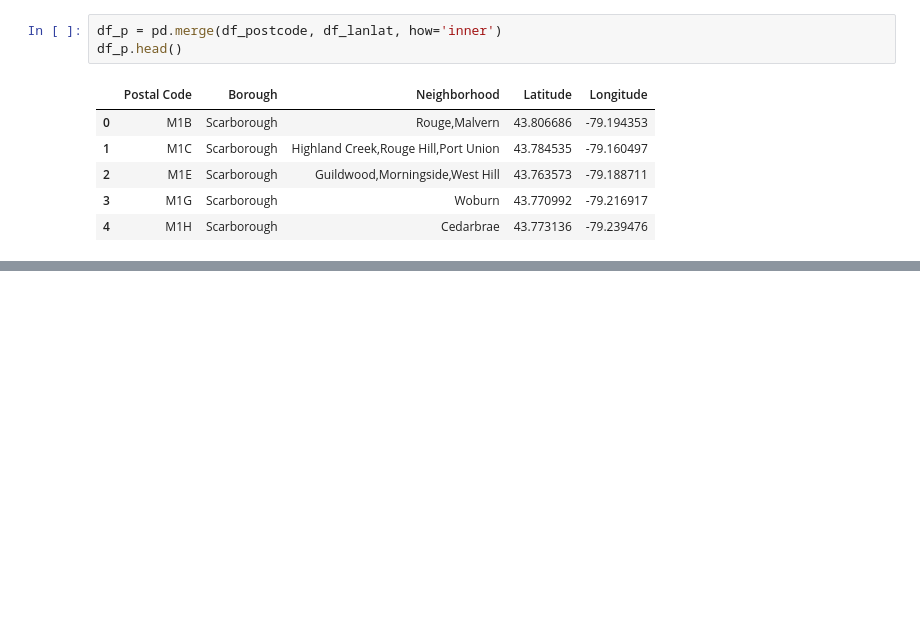
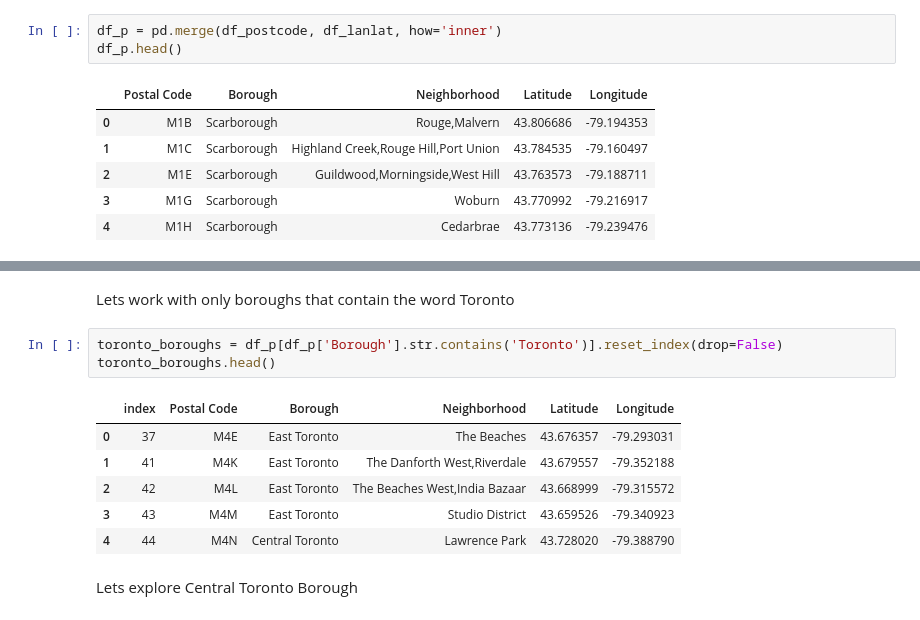
Before and after one commit to byogi06/Coursera_Capstone_Project, a Jupyter notebook: Data Science Capstone- Week 3 Assignment.ipynb, the cells around one changed output, grey strips where cells are left out. Drawn from its saved outputs; the diff is of its cells as text; blank space fills up the shorter version.

```diff
--- a/Data Science Capstone- Week 3 Assignment.ipynb
+++ b/Data Science Capstone- Week 3 Assignment.ipynb
@@ -90,0 +146,14 @@ df_p.head()
+# %% [markdown]
+Lets work with only boroughs that contain the word Toronto
+# %%
+toronto_boroughs = df_p[df_p['Borough'].str.contains('Toronto')].reset_index(drop=False)
+toronto_boroughs.head()
+# %% [output]
+|  | index | Postal Code | Borough | Neighborhood | Latitude | Longitude |
+| 0 | 37 | M4E | East Toronto | The Beaches | 43.676357 | -79.293031 |
+| 1 | 41 | M4K | East Toronto | The Danforth West,Riverdale | 43.679557 | -79.352188 |
+| 2 | 42 | M4L | East Toronto | The Beaches West,India Bazaar | 43.668999 | -79.315572 |
+| 3 | 43 | M4M | East Toronto | Studio District | 43.659526 | -79.340923 |
+| 4 | 44 | M4N | Central Toronto | Lawrence Park | 43.728020 | -79.388790 |
+# %% [markdown]
+Lets explore Central Toronto Borough
```
Also changed, not shown: parts of 10 cells of this notebook.
